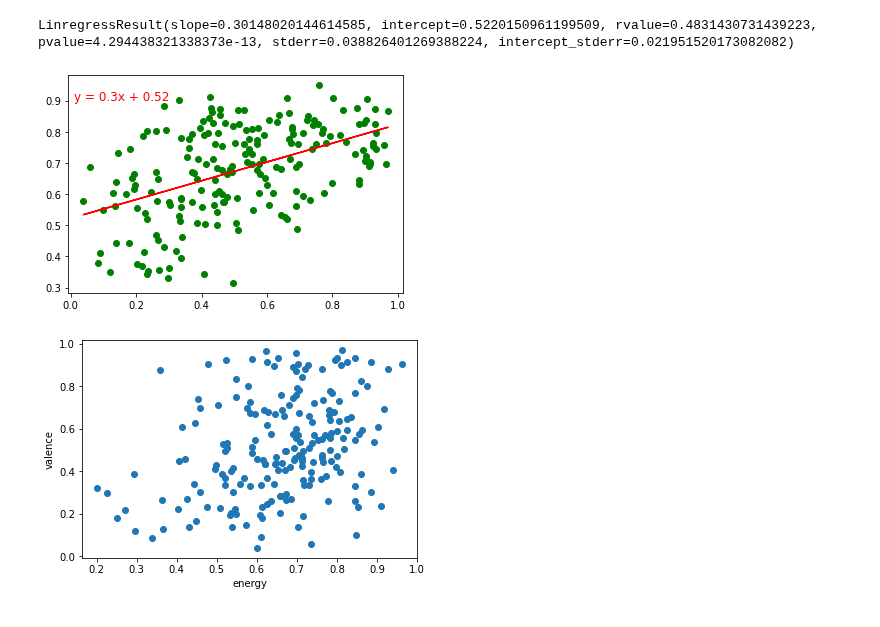
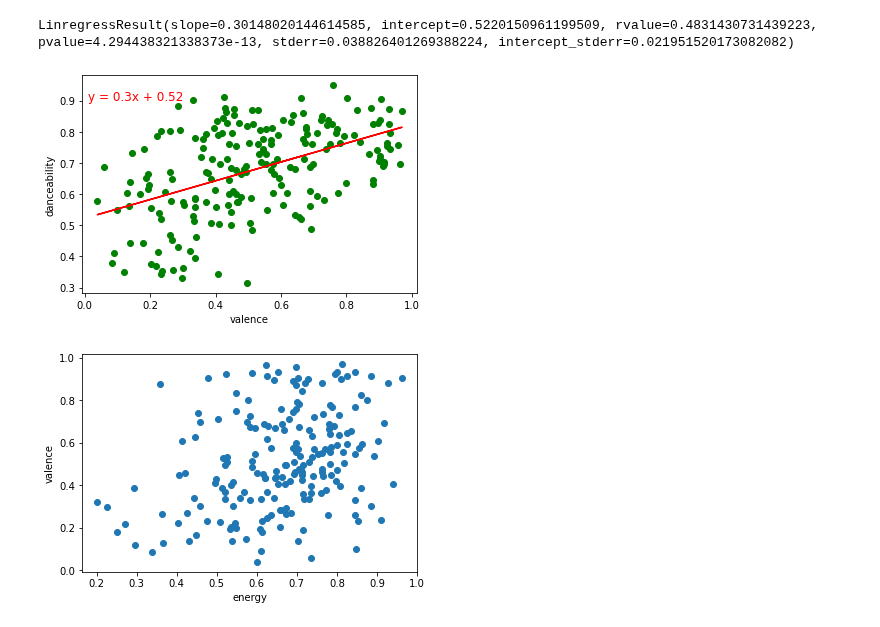
Before and after one commit to mbruns13/project_1_spotify, a Jupyter notebook: slone_spotify.ipynb, the cells around one changed output. Saved outputs shown, nothing was run; the diff lists cells and outputs as text; code cells hidden in the pictures.

Commit message:
labeled axes on plots

```diff
--- a/slone_spotify.ipynb
+++ b/slone_spotify.ipynb
@@ -203,25 +203,27 @@ LinregressResult(slope=0.30148020144614585, intercept=0.5220150961199509, rvalue
 # %%
 #plot valence and danceability with best fit line
 xvalues = full_track_data['valence']
 yvalues = full_track_data['danceability']
 
 (slope, intercept, rvalue, pvalue, stderr) = linregress(xvalues, yvalues)
 regress_values = xvalues * slope + intercept
 line_eq = "y = " + str(round(slope,2)) + "x + " + str(round(intercept,2))
 plt.annotate(line_eq,(0.01,0.9),fontsize=12,color="red")
 
 #plt.figure(figsize=(8, 6), dpi=80)
 plt.scatter(xvalues,yvalues, c='green')
 
 plt.plot(xvalues, regress_values, "r-")
+plt.xlabel('valence')
+plt.ylabel('danceability')
 
 #save the plot
-plt.savefig('dance_valance_plot2', dpi=300, bbox_inches='tight')
+plt.savefig('dance_valance_plot3', dpi=300, bbox_inches='tight')
 
 #show plot
 plt.show()
 # %% [output]
-[figure, old version]
+[figure, new version]
 # %%
 #plot valence and energy variables to see what they look like
 plt.figure()
```
Also changed, not shown: parts of 2 cells of this notebook, 7 other files.
